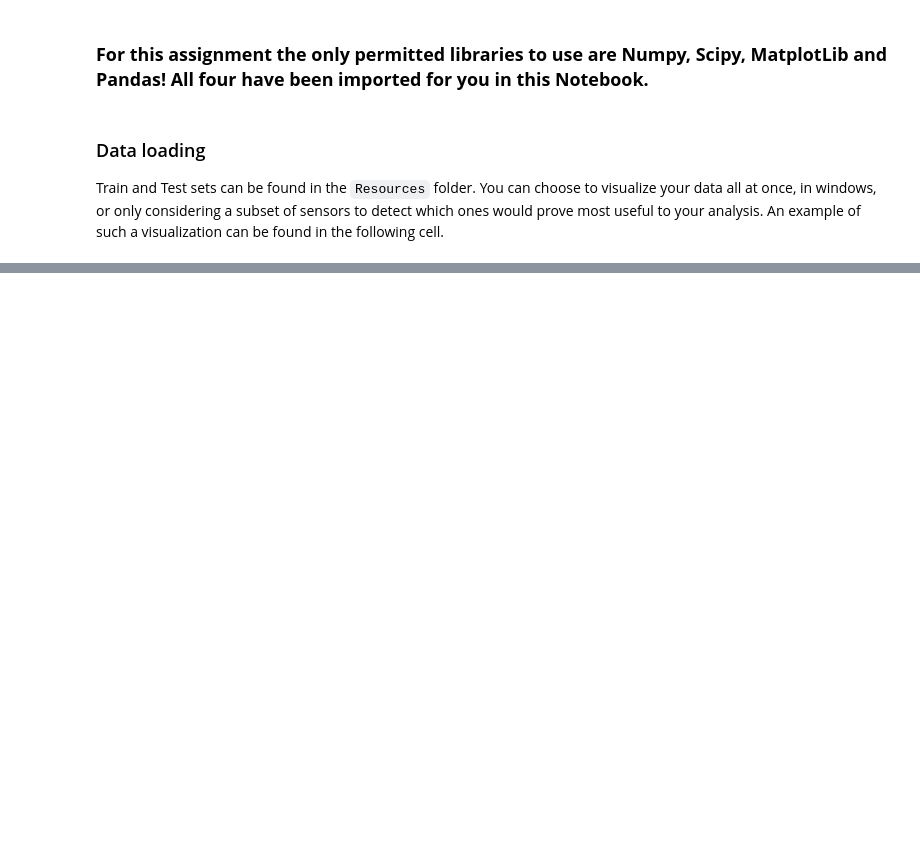
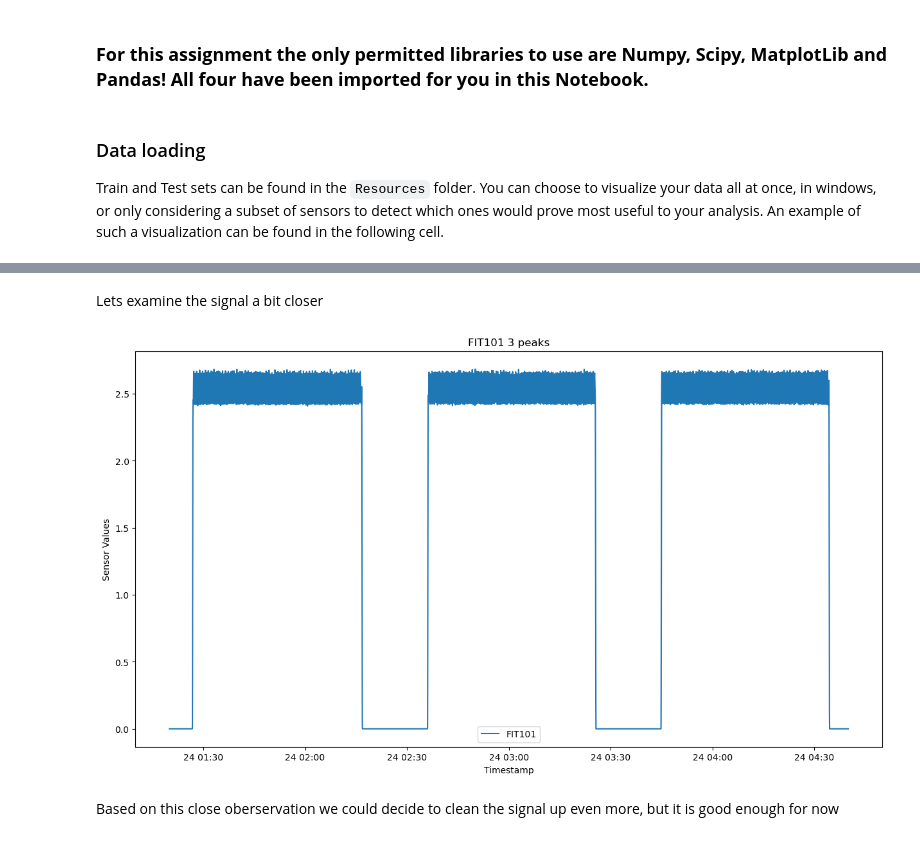
Before and after one commit to blockdoth/data-mining, a Jupyter notebook: Anomaly Detection.ipynb, the cells around one changed output, grey strips where cells are left out. Drawn from its saved outputs; the diff is of its cells as text; code cells hidden in the pictures; blank space fills up the shorter version.

```diff
--- a/Anomaly Detection.ipynb
+++ b/Anomaly Detection.ipynb
@@ -306,0 +211,11 @@ LinAlgError: Array must not contain infs or NaNs
+# %% [markdown]
+Lets examine the signal a bit closer
+# %%
+peaks = train_data.loc[120000:132000]
+
+
+visualize_sensor_data(peaks_3, title=f"FIT101 3 peaks", sensors=["FIT101"])
+# %% [output]
+[figure, added]
+# %% [markdown]
+Based on this close oberservation we could decide to clean the signal up even more, but it is good enough for now
```
Also changed, not shown: parts of 42 cells of this notebook, 2 other files.
